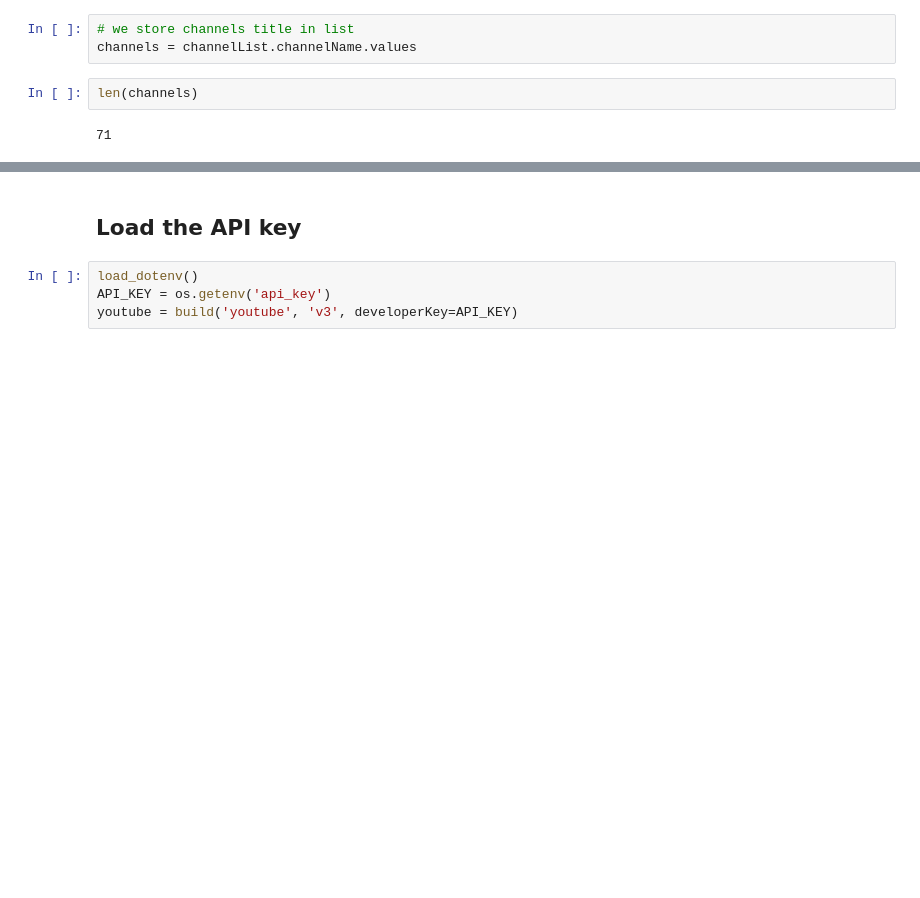
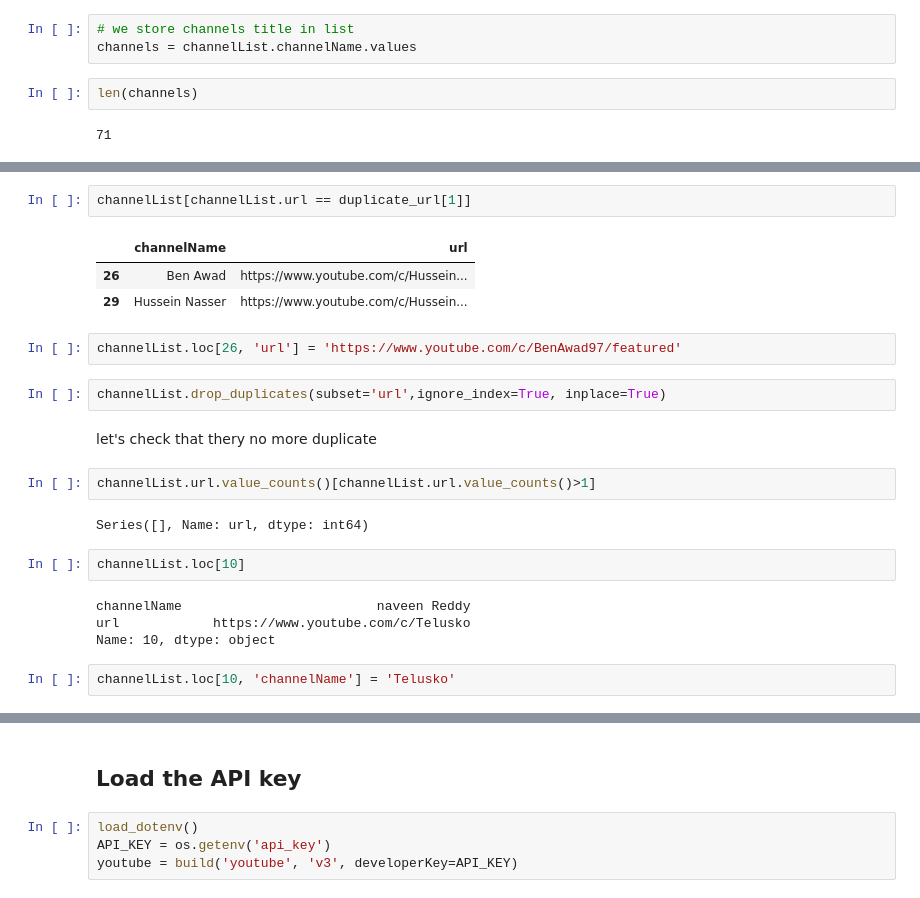
Before and after one commit to zakicode19/YouTubeApi, a Jupyter notebook: channels_id.ipynb, the cells around one changed output, grey strips where cells are left out. Drawn from its saved outputs; the diff is of its cells as text; blank space fills up the shorter version.

```diff
--- a/channels_id.ipynb
+++ b/channels_id.ipynb
@@ -45 +78,25 @@ len(channels)
+# %%
+channelList[channelList.url == duplicate_url[1]]
+# %% [output]
+|  | channelName | url |
+| 26 | Ben Awad | https://www.youtube.com/c/Hussein... |
+| 29 | Hussein Nasser | https://www.youtube.com/c/Hussein... |
+# %%
+channelList.loc[26, 'url'] = 'https://www.youtube.com/c/BenAwad97/featured'
+# %%
+channelList.drop_duplicates(subset='url',ignore_index=True, inplace=True)
+# %% [markdown]
+let's check that thery no more duplicate
+# %%
+channelList.url.value_counts()[channelList.url.value_counts()>1]
+# %% [output]
+Series([], Name: url, dtype: int64)
+# %%
+channelList.loc[10]
+# %% [output]
+channelName                         naveen Reddy
+url            https://www.youtube.com/c/Telusko
+Name: 10, dtype: object
+# %%
+channelList.loc[10, 'channelName'] = 'Telusko'
 # %%
```
Also changed, not shown: parts of 46 cells of this notebook, 2 other files.
